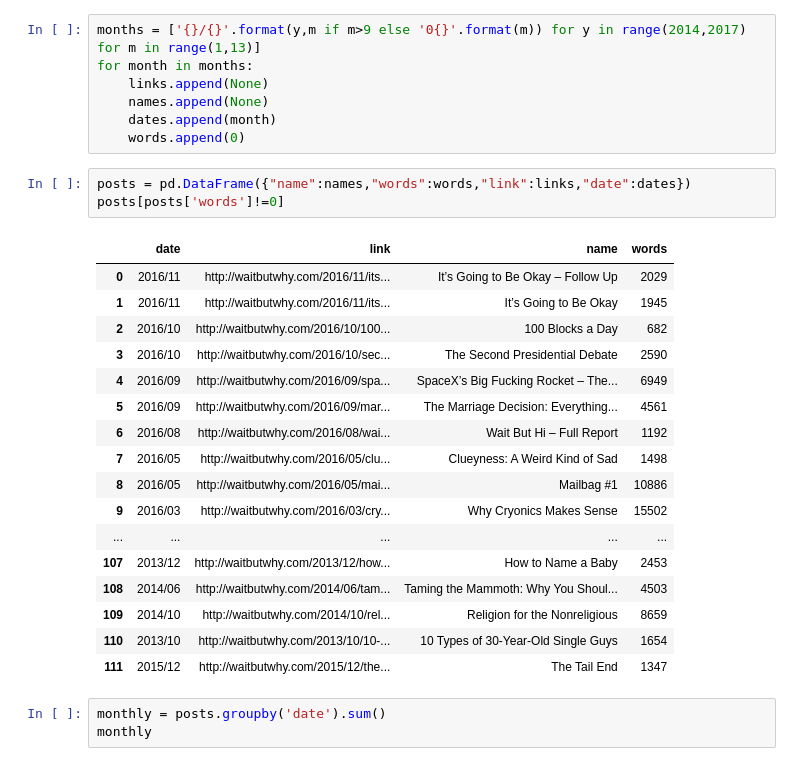
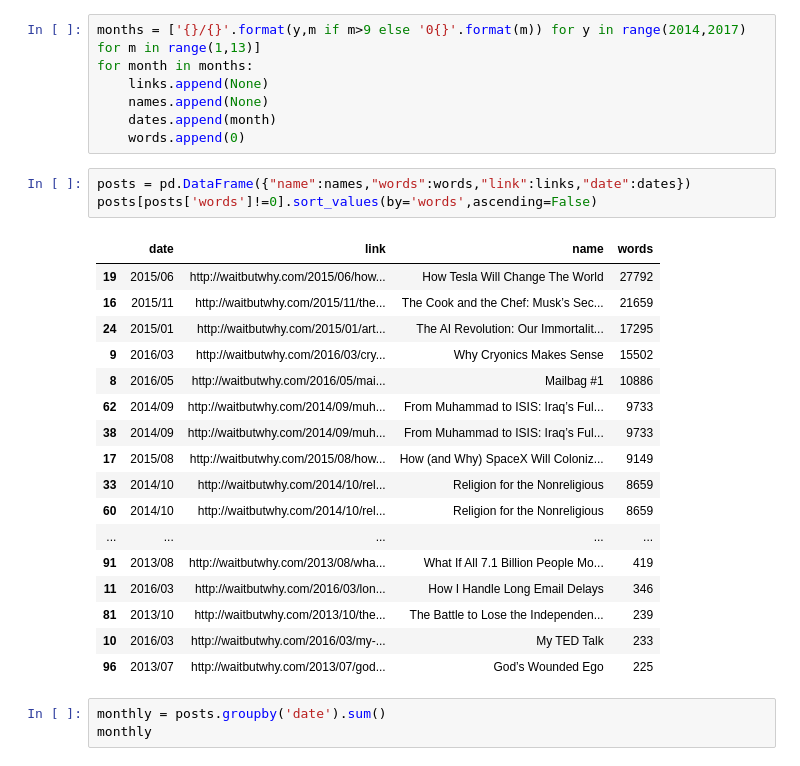
Before and after one commit to prihoda/notebooks, a Jupyter notebook: WBW Words.ipynb, the cells around one changed output. Drawn from its saved outputs; the diff is of its cells as text.

Commit message:
WBW Words

```diff
--- a/WBW Words.ipynb
+++ b/WBW Words.ipynb
@@ -37,25 +37,25 @@ for month in months:
     words.append(0)
 # %%
 posts = pd.DataFrame({"name":names,"words":words,"link":links,"date":dates})
-posts[posts['words']!=0]
+posts[posts['words']!=0].sort_values(by='words',ascending=False)
 # %% [output]
 |  | date | link | name | words |
-| 0 | 2016/11 | http://waitbutwhy.com/2016/11/its... | It’s Going to Be Okay – Follow Up | 2029 |
-| 1 | 2016/11 | http://waitbutwhy.com/2016/11/its... | It’s Going to Be Okay | 1945 |
-| 2 | 2016/10 | http://waitbutwhy.com/2016/10/100... | 100 Blocks a Day | 682 |
-| 3 | 2016/10 | http://waitbutwhy.com/2016/10/sec... | The Second Presidential Debate | 2590 |
-| 4 | 2016/09 | http://waitbutwhy.com/2016/09/spa... | SpaceX’s Big Fucking Rocket – The... | 6949 |
-| 5 | 2016/09 | http://waitbutwhy.com/2016/09/mar... | The Marriage Decision: Everything... | 4561 |
-| 6 | 2016/08 | http://waitbutwhy.com/2016/08/wai... | Wait But Hi – Full Report | 1192 |
-| 7 | 2016/05 | http://waitbutwhy.com/2016/05/clu... | Clueyness: A Weird Kind of Sad | 1498 |
+| 19 | 2015/06 | http://waitbutwhy.com/2015/06/how... | How Tesla Will Change The World | 27792 |
+| 16 | 2015/11 | http://waitbutwhy.com/2015/11/the... | The Cook and the Chef: Musk’s Sec... | 21659 |
+| 24 | 2015/01 | http://waitbutwhy.com/2015/01/art... | The AI Revolution: Our Immortalit... | 17295 |
+| 9 | 2016/03 | http://waitbutwhy.com/2016/03/cry... | Why Cryonics Makes Sense | 15502 |
 | 8 | 2016/05 | http://waitbutwhy.com/2016/05/mai... | Mailbag #1 | 10886 |
-| 9 | 2016/03 | http://waitbutwhy.com/2016/03/cry... | Why Cryonics Makes Sense | 15502 |
+| 62 | 2014/09 | http://waitbutwhy.com/2014/09/muh... | From Muhammad to ISIS: Iraq’s Ful... | 9733 |
+| 38 | 2014/09 | http://waitbutwhy.com/2014/09/muh... | From Muhammad to ISIS: Iraq’s Ful... | 9733 |
+| 17 | 2015/08 | http://waitbutwhy.com/2015/08/how... | How (and Why) SpaceX Will Coloniz... | 9149 |
+| 33 | 2014/10 | http://waitbutwhy.com/2014/10/rel... | Religion for the Nonreligious | 8659 |
+| 60 | 2014/10 | http://waitbutwhy.com/2014/10/rel... | Religion for the Nonreligious | 8659 |
 | ... | ... | ... | ... | ... |
-| 107 | 2013/12 | http://waitbutwhy.com/2013/12/how... | How to Name a Baby | 2453 |
-| 108 | 2014/06 | http://waitbutwhy.com/2014/06/tam... | Taming the Mammoth: Why You Shoul... | 4503 |
-| 109 | 2014/10 | http://waitbutwhy.com/2014/10/rel... | Religion for the Nonreligious | 8659 |
-| 110 | 2013/10 | http://waitbutwhy.com/2013/10/10-... | 10 Types of 30-Year-Old Single Guys | 1654 |
-| 111 | 2015/12 | http://waitbutwhy.com/2015/12/the... | The Tail End | 1347 |
+| 91 | 2013/08 | http://waitbutwhy.com/2013/08/wha... | What If All 7.1 Billion People Mo... | 419 |
+| 11 | 2016/03 | http://waitbutwhy.com/2016/03/lon... | How I Handle Long Email Delays | 346 |
+| 81 | 2013/10 | http://waitbutwhy.com/2013/10/the... | The Battle to Lose the Independen... | 239 |
+| 10 | 2016/03 | http://waitbutwhy.com/2016/03/my-... | My TED Talk | 233 |
+| 96 | 2013/07 | http://waitbutwhy.com/2013/07/god... | God’s Wounded Ego | 225 |
 # %%
 monthly = posts.groupby('date').sum()
 monthly
```
